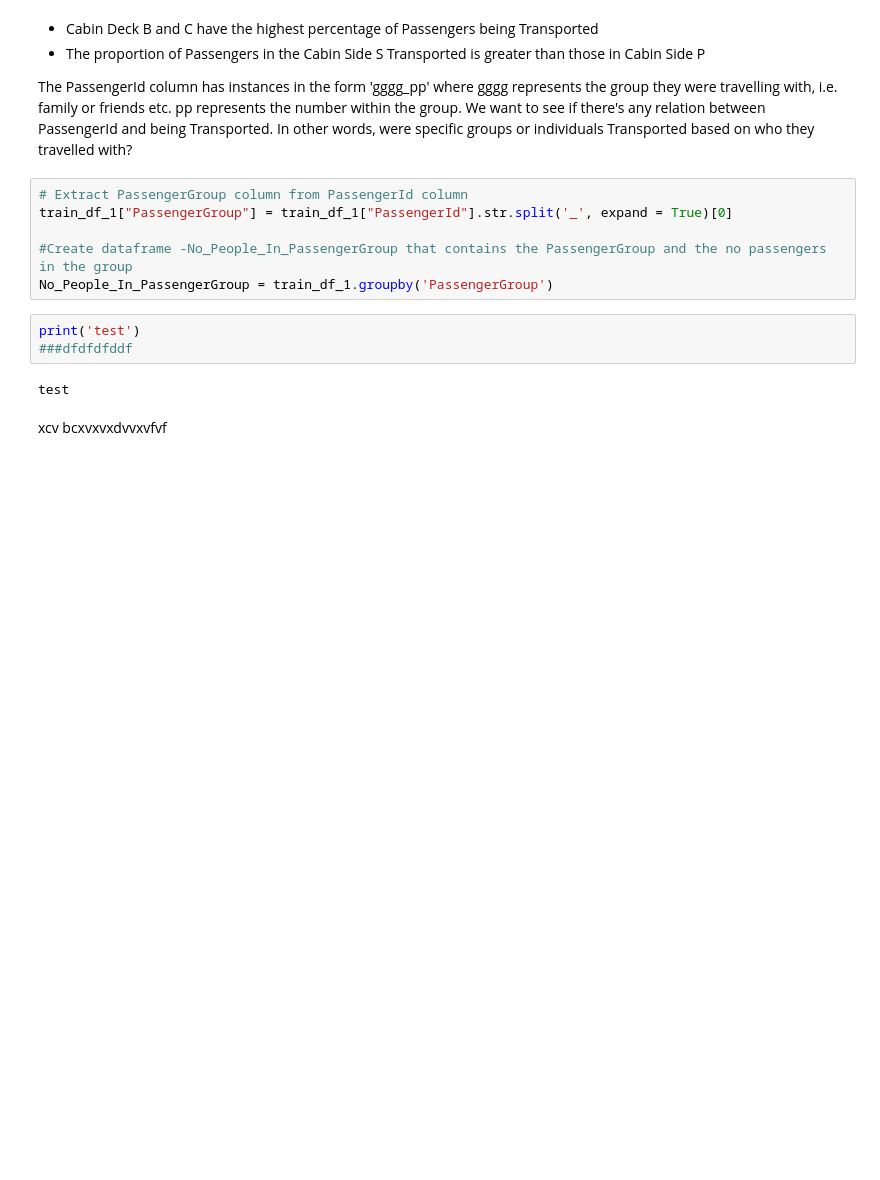
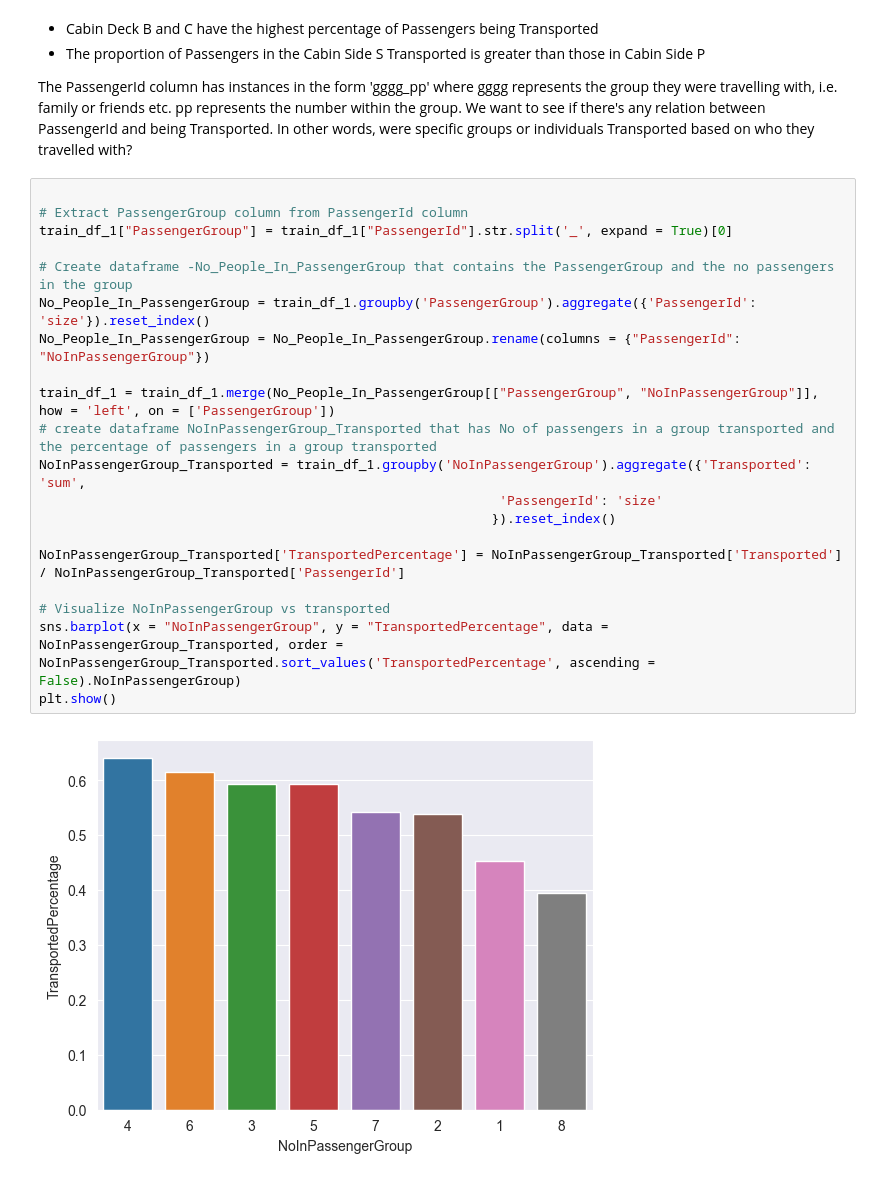
Before and after one commit to arjun-s-s/Spaceship-Titanic-Kaggle-Competition-, a Jupyter notebook: Spaceship Titanic - Random Forest Approach.ipynb, the cells around one changed output. Cells and saved outputs as stored; diff of their text form; blank space fills up the shorter version.

```diff
--- a/Spaceship Titanic - Random Forest Approach.ipynb
+++ b/Spaceship Titanic - Random Forest Approach.ipynb
@@ -341,15 +342,24 @@ sns.barplot(x = "CabinSide", y = "TransportedPercentage", data = CabinSide_Trans
 
 The PassengerId column has instances in the form 'gggg_pp' where gggg represents the group they were travelling with, i.e. family or friends etc. pp represents the number within the group. We want to see if there's any relation between PassengerId and being Transported. In other words, were specific groups or individuals Transported based on who they travelled with?
 # %%
+
 # Extract PassengerGroup column from PassengerId column
 train_df_1["PassengerGroup"] = train_df_1["PassengerId"].str.split('_', expand = True)[0]
 
-#Create dataframe -No_People_In_PassengerGroup that contains the PassengerGroup and the no passengers in the group
-No_People_In_PassengerGroup = train_df_1.groupby('PassengerGroup')
+# Create dataframe -No_People_In_PassengerGroup that contains the PassengerGroup and the no passengers in the group
+No_People_In_PassengerGroup = train_df_1.groupby('PassengerGroup').aggregate({'PassengerId': 'size'}).reset_index()
+No_People_In_PassengerGroup = No_People_In_PassengerGroup.rename(columns = {"PassengerId": "NoInPassengerGroup"})
+
+train_df_1 = train_df_1.merge(No_People_In_PassengerGroup[["PassengerGroup", "NoInPassengerGroup"]], how = 'left', on = ['PassengerGroup'])
+# create dataframe NoInPassengerGroup_Transported that has No of passengers in a group transported and the percentage of passengers in a group transported
+NoInPassengerGroup_Transported = train_df_1.groupby('NoInPassengerGroup').aggregate({'Transported': 'sum',
+                                                           'PassengerId': 'size'
+                                                          }).reset_index()
+
+NoInPassengerGroup_Transported['TransportedPercentage'] = NoInPassengerGroup_Transported['Transported'] / NoInPassengerGroup_Transported['PassengerId']
+
+# Visualize NoInPassengerGroup vs transported
+sns.barplot(x = "NoInPassengerGroup", y = "TransportedPercentage", data = NoInPassengerGroup_Transported, order = NoInPassengerGroup_Transported.sort_values('TransportedPercentage', ascending = False).NoInPassengerGroup)
+plt.show()
+# %% [output]
+[figure, added]
-# %%
-print('test')
-###dfdfdfddf
-# %% [output]
-test
-# %% [markdown]
-xcv bcxvxvxdvvxvfvf
```
Also changed, not shown: parts of 27 cells of this notebook, 1 other file.
